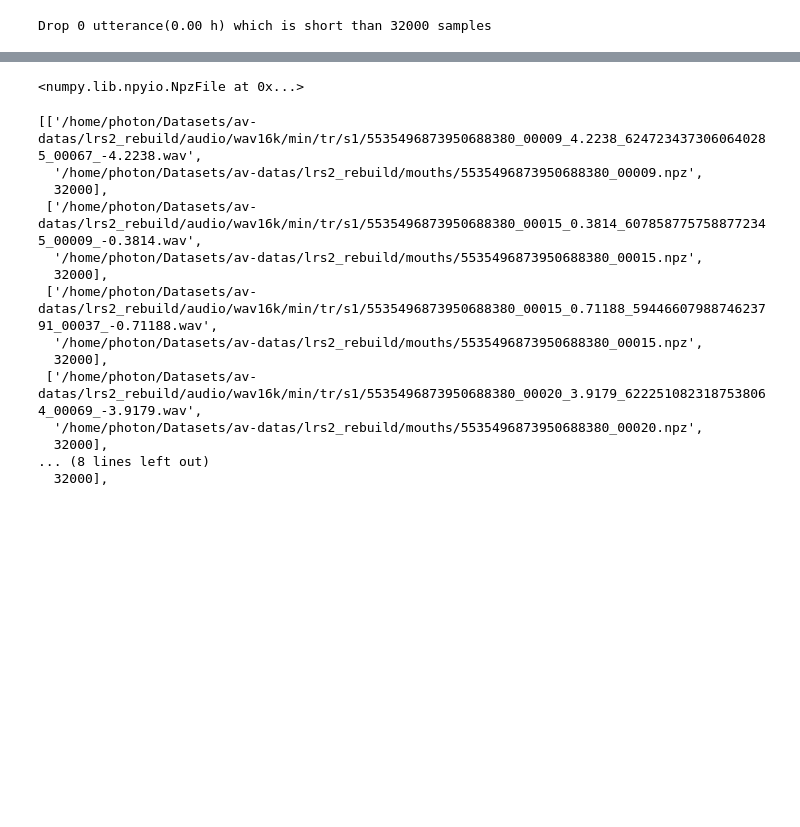
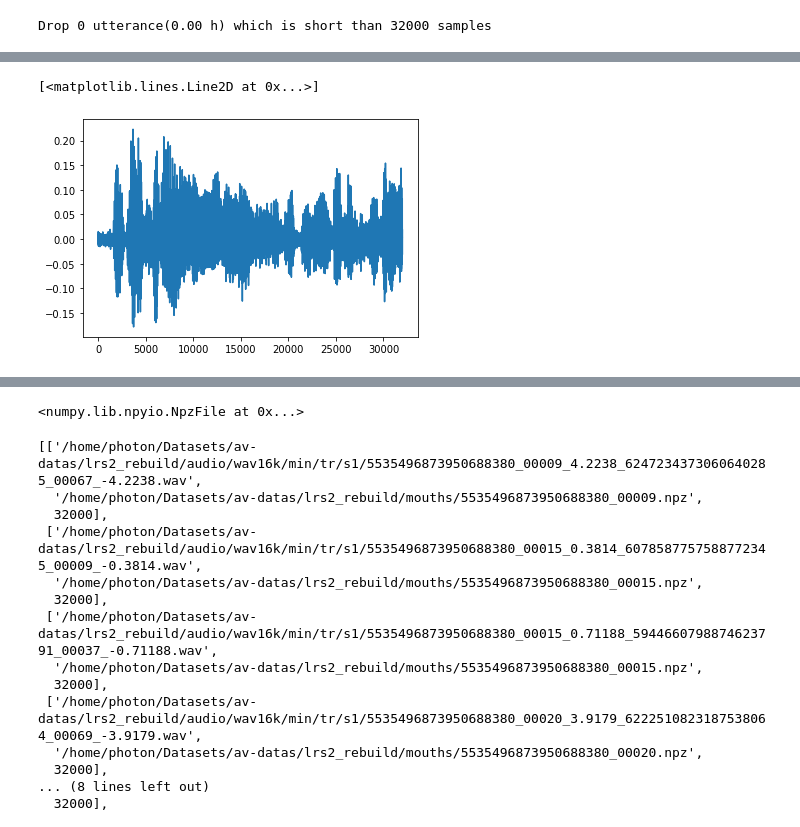
Before and after one commit to Tworan/MyGraduationProject, a Jupyter notebook: data/check_data.ipynb, the cells around one changed output, grey strips where cells are left out. Saved outputs shown, nothing was run; the diff lists cells and outputs as text; code cells hidden in the pictures; blank space fills up the shorter version.

```diff
--- a/data/check_data.ipynb
+++ b/data/check_data.ipynb
@@ -12,3 +40,8 @@ Drop 0 utterance(0.00 h) which is short than 32000 samples
+# %%
+plt.plot(batch[0][0].flatten())
+# %% [output]
+[<matplotlib.lines.Line2D at 0x...>]
+[figure, added]
 # %%
 import numpy as np
 loadata = np.load('/home/photon/Datasets/av-datas/lrs2_rebuild/mouths/5535496873950688380_00015.npz')
```
Also changed, not shown: parts of 6 cells of this notebook, 9 other files.
